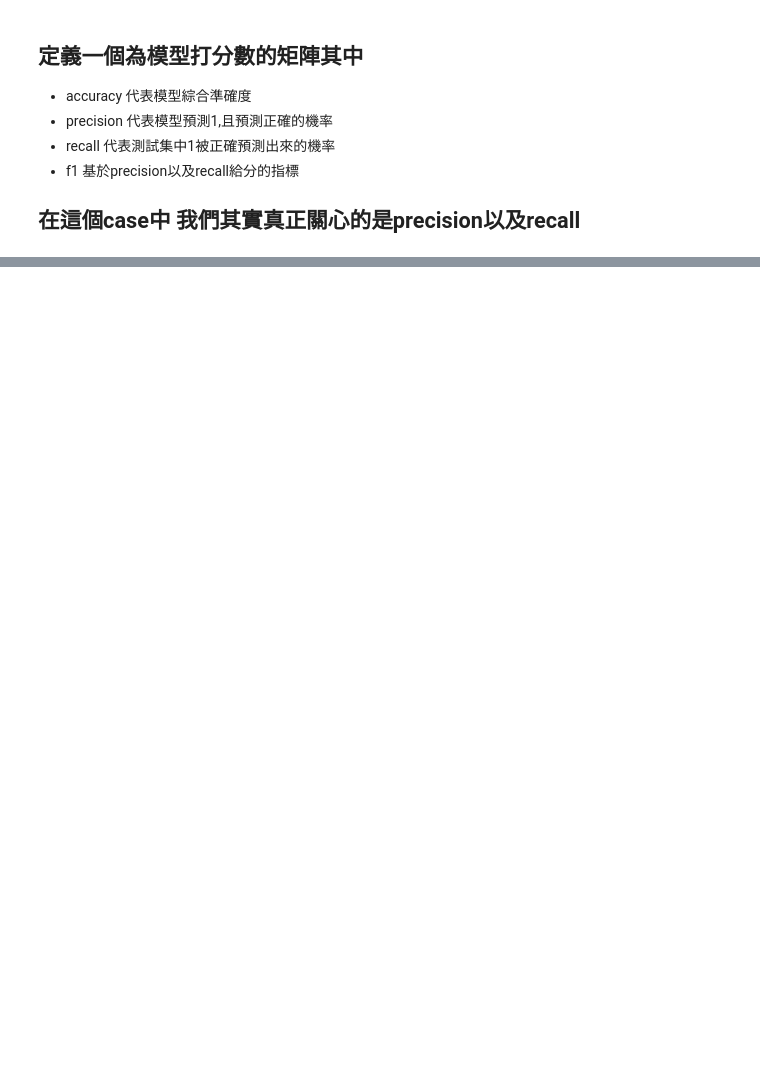
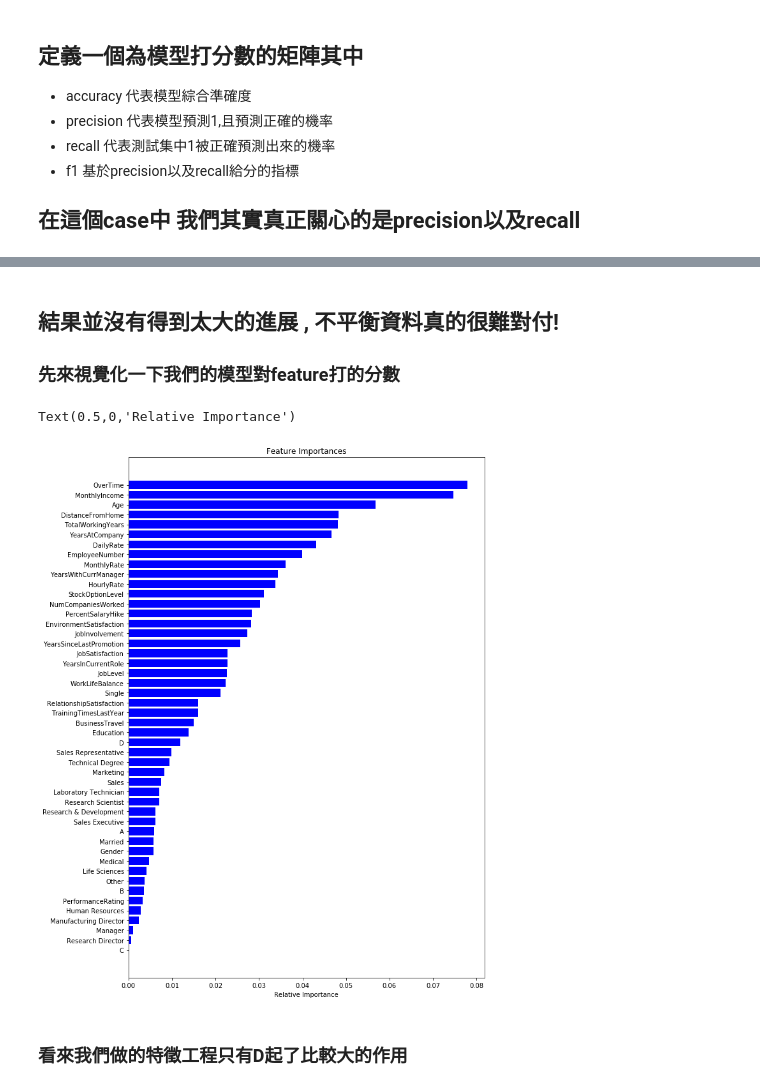
Before and after one commit to qwertad/Data-Analysis, a Jupyter notebook: IBM HR.ipynb, the cells around one changed output, grey strips where cells are left out. Drawn from its saved outputs; the diff is of its cells as text; code cells hidden in the pictures; blank space fills up the shorter version.

```diff
--- a/IBM HR.ipynb
+++ b/IBM HR.ipynb
@@ -332,8 +349,16 @@ param_grid = {
 # %%
 rf = RandomForestClassifier()
 cv_rfc = GridSearchCV(estimator=rf , param_grid= param_grid,cv=3)
-cv_rfc.fit(x_train,y_train)
-pre = cv_rfc.predict(x_test)
+
+forest = RandomForestClassifier(criterion='gini',
+                             n_estimators=1000,
+                             min_samples_split=12,
+                             min_samples_leaf=1,
+                             oob_score=True,
+                             random_state=1,
+                             n_jobs=-1)
+forest.fit(x_train,y_train)
+pre = forest.predict(x_test)
 # %% [markdown]
 ## 定義一個為模型打分數的矩陣其中
 *  accuracy 代表模型綜合準確度
@@ -535,0 +408,13 @@ x_smote
+# %%
+data["A"] = 0
+data["B"] = 0
+data["C"] = 0
+data["D"] = 0
+a = (data.TotalWorkingYears< 10) & (data.YearsAtCompany < 10)
+b = (data.TotalWorkingYears< 15) & (data.MonthlyIncome < 12000)
+c = (data.Age < 35 ) & (data.YearsAtCompany < 0)
+d = (data.Age < 35 ) & (data.MonthlyIncome < 10000)
+data.loc[a,"A"] = 1
+data.loc[b,"B"] = 1
+data.loc[c,"C"] = 1
+data.loc[d,"D"] = 1
@@ -535,0 +423,6 @@ x_smote
+# %%
+x1 = data.drop("Attrition",axis=1)
+y1 = data["Attrition"]
+x_train1,x_test1,y_train1,y_test1 = train_test_split(x1,y1)
+forest.fit(x_train1,y_train1)
+pre1 = forest.predict(x_test1)
@@ -535,0 +438,19 @@ x_smote
+# %% [markdown]
+## 結果並沒有得到太大的進展 , 不平衡資料真的很難對付!
+### 先來視覺化一下我們的模型對feature打的分數
+# %%
+importances =forest.feature_importances_
+indices = np.argsort(importances)
+feature_important = pd.DataFrame(forest.feature_importances_,index=x_test1.columns).sort_values(by=0,ascending = False)
+plt.figure(figsize=(10,15))
+plt.title('Feature Importances')
+plt.barh(range(len(indices)), importances[indices], color='b', align='center')
+plt.yticks(range(len(indices)), feature_important.index.values[: : -1])
+ax = plt.gca()
+
+plt.xlabel('Relative Importance')
+# %% [output]
+Text(0.5,0,'Relative Importance')
+[figure, added]
+# %% [markdown]
+### 看來我們做的特徵工程只有D起了比較大的作用
```
Also changed, not shown: parts of 117 cells of this notebook.
